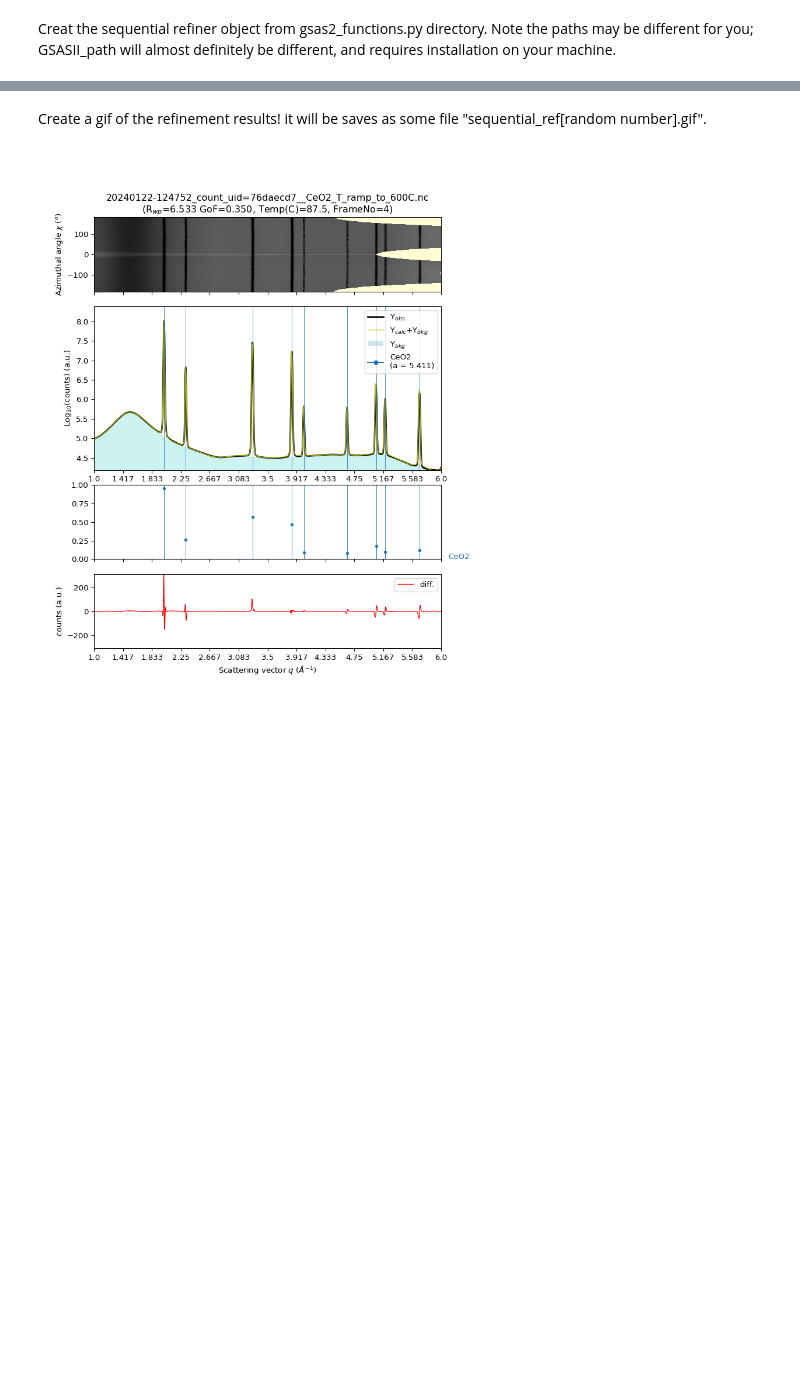
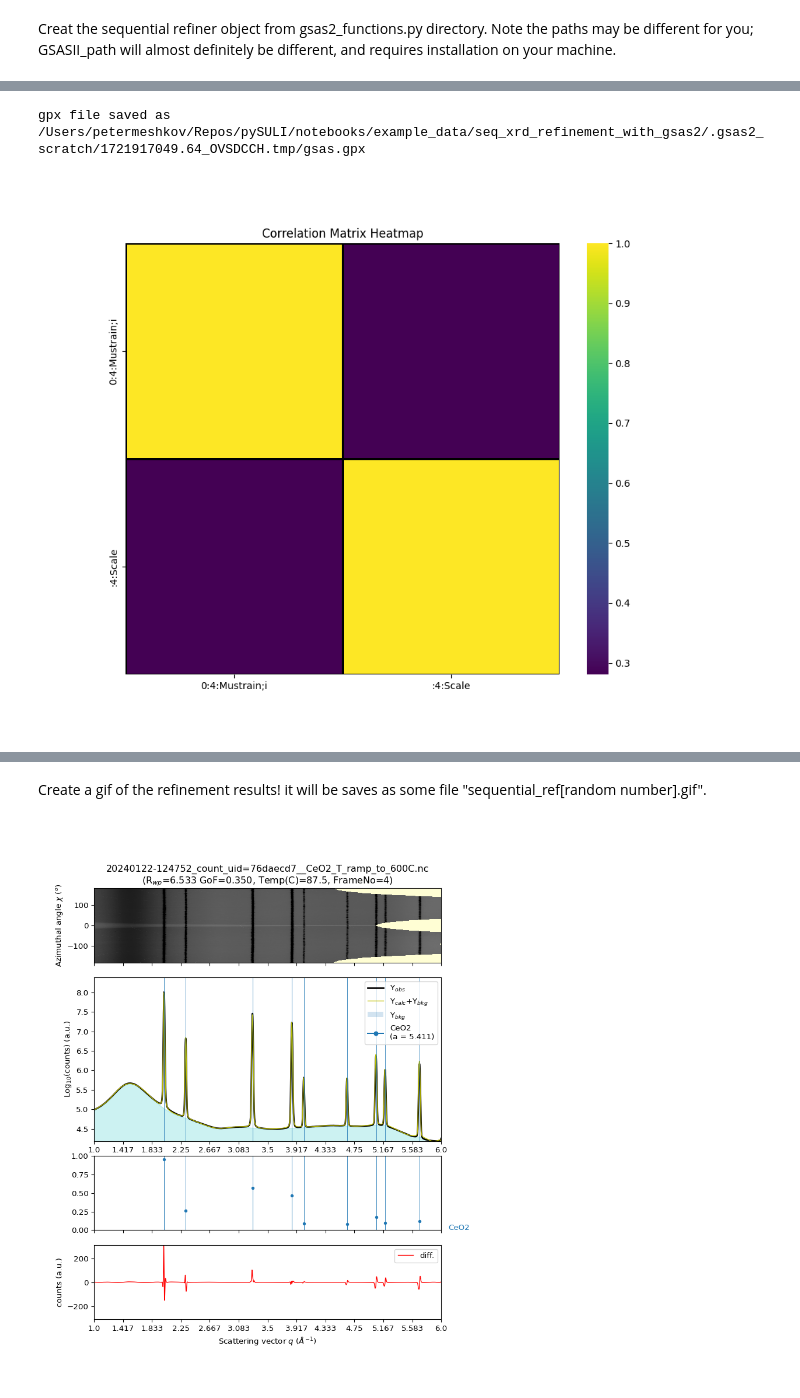
Before and after one commit to pmeshkov/pySULI, a Jupyter notebook: notebooks/007_xrd_refinement_with_gsas2_pysuli.ipynb, the cells around one changed output, grey strips where cells are left out. Cells and saved outputs as stored; diff of their text form; code cells hidden in the pictures; blank space fills up the shorter version.

```diff
--- a/notebooks/007_xrd_refinement_with_gsas2_pysuli.ipynb
+++ b/notebooks/007_xrd_refinement_with_gsas2_pysuli.ipynb
@@ -94,0 +83,6 @@ myrefiner.plot_cov_matrix()
+# %%
+myrefiner.refine_strain_broadening()
+myrefiner.plot_corr_matrix()
+# %% [output]
+gpx file saved as /Users/petermeshkov/Repos/pySULI/notebooks/example_data/seq_xrd_refinement_with_gsas2/.gsas2_scratch/1721917049.64_OVSDCCH.tmp/gsas.gpx
+[figure, added]
```
Also changed, not shown: parts of 18 cells of this notebook, 1 other file.
